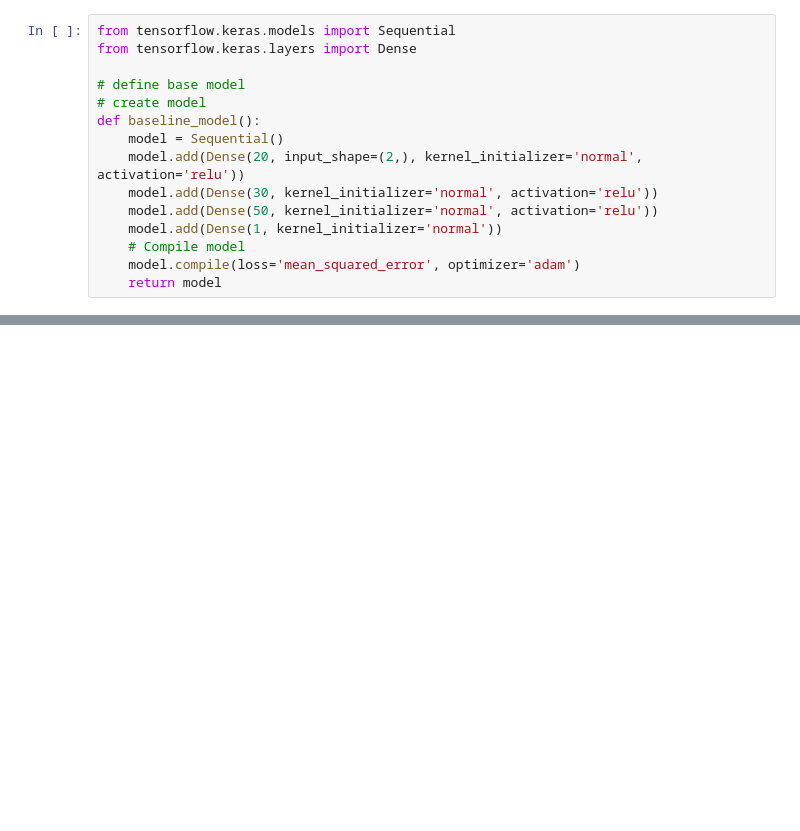
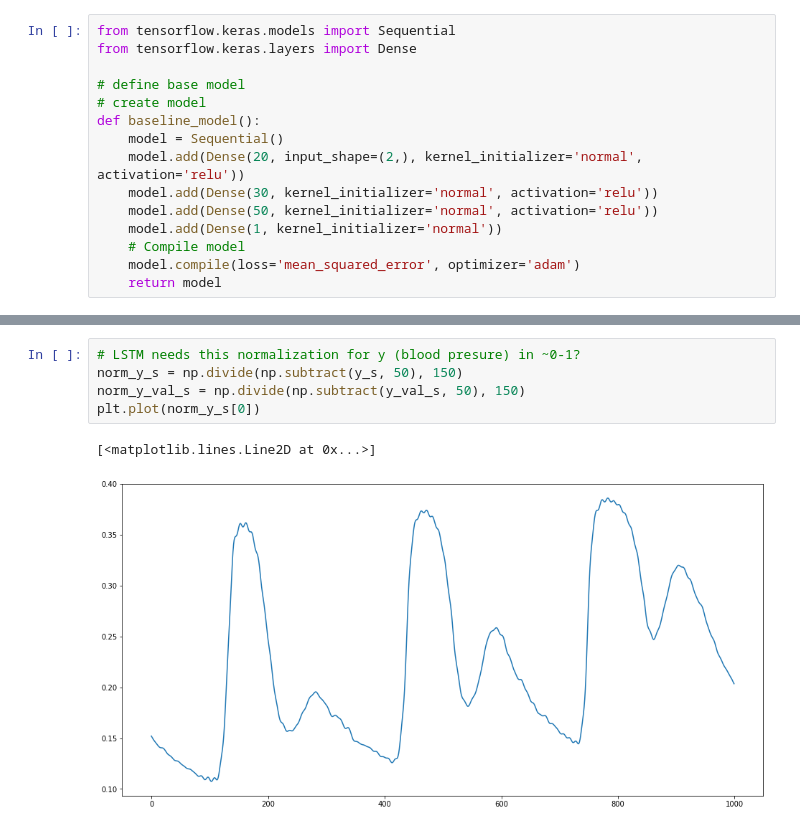
Before and after one commit to Double-Bonus/BP-estimation, a Jupyter notebook: blood-estimation.ipynb, the cells around one changed output, grey strips where cells are left out. Drawn from its saved outputs; the diff is of its cells as text; blank space fills up the shorter version.

```diff
--- a/blood-estimation.ipynb
+++ b/blood-estimation.ipynb
@@ -471,0 +492,8 @@ Baseline: -183.22 (45.32) MSE
+# %%
+# LSTM needs this normalization for y (blood presure) in ~0-1?
+norm_y_s = np.divide(np.subtract(y_s, 50), 150)
+norm_y_val_s = np.divide(np.subtract(y_val_s, 50), 150)
+plt.plot(norm_y_s[0])
+# %% [output]
+[<matplotlib.lines.Line2D at 0x...>]
+[figure, added]
```
Also changed, not shown: parts of 38 cells of this notebook.
